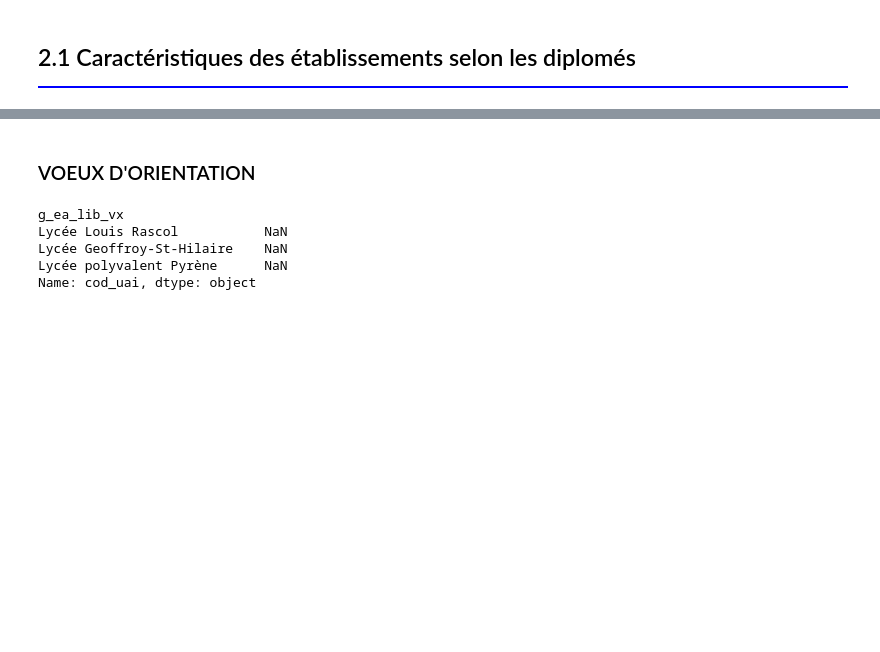
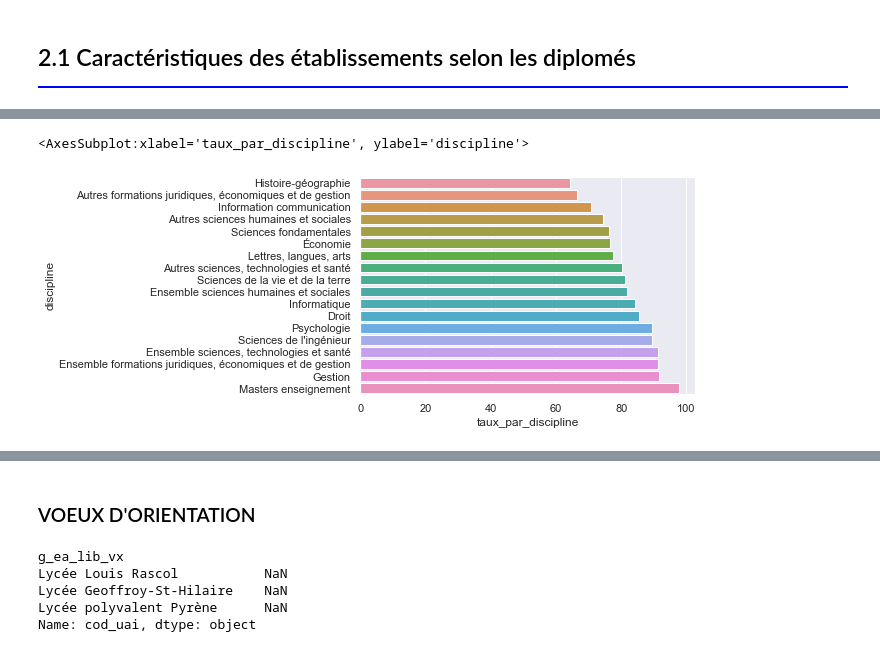
Before and after one commit to DouloSOW/Depot, a Jupyter notebook: principal_script.ipynb, the cells around one changed output, grey strips where cells are left out. Drawn from its saved outputs; the diff is of its cells as text; code cells hidden in the pictures; blank space fills up the shorter version.

```diff
--- a/principal_script.ipynb
+++ b/principal_script.ipynb
@@ -845,6 +805,7 @@ df[df['taux_dinsertion'] == 'nd']
+# %%
+df_insertion = df_insertion_finale.copy()
 # %%
 #création variable nombre de personnes insérées
-df["taux_dinsertion"] = df["taux_dinsertion"].astype('float64')
-df["nombre_de_reponses"] = df["nombre_de_reponses"].astype('float64')
-
-df['nb_insertion']= df["taux_dinsertion"]*df["nombre_de_reponses"]
+df_insertion["taux_dinsertion"] = df_insertion["taux_dinsertion"].astype('float64')
+df_insertion["nombre_de_reponses"] = df_insertion["nombre_de_reponses"].astype('float64')
+df_insertion['nb_insertion']= df_insertion["taux_dinsertion"]*df_insertion["nombre_de_reponses"]/100
@@ -881,0 +814,15 @@ df_g
+# %%
+# Répartition des insérés par discipline
+df_g =df_insertion.groupby(['discipline'])[['nombre_de_reponses', 'nb_insertion']].sum()
+
+# Calcul du taux d'insertion par discipline
+df_g['taux_par_discipline'] = df_g['nb_insertion']/df_g['nombre_de_reponses']*100
+
+df_g.sort_values('taux_par_discipline', inplace=True)
+# %%
+# Représentation graphique
+df_g.reset_index(inplace = True)
+sns.barplot(x="taux_par_discipline", y="discipline", data=df_g)
+# %% [output]
+<AxesSubplot:xlabel='taux_par_discipline', ylabel='discipline'>
+[figure, added]
```
Also changed, not shown: parts of 169 cells of this notebook, 4 other files.
